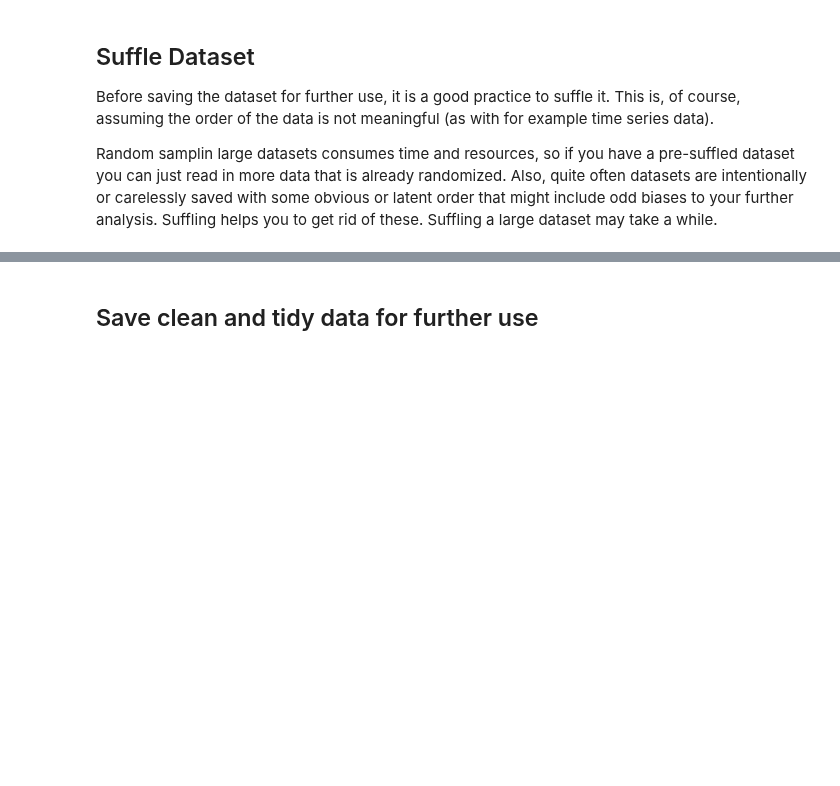
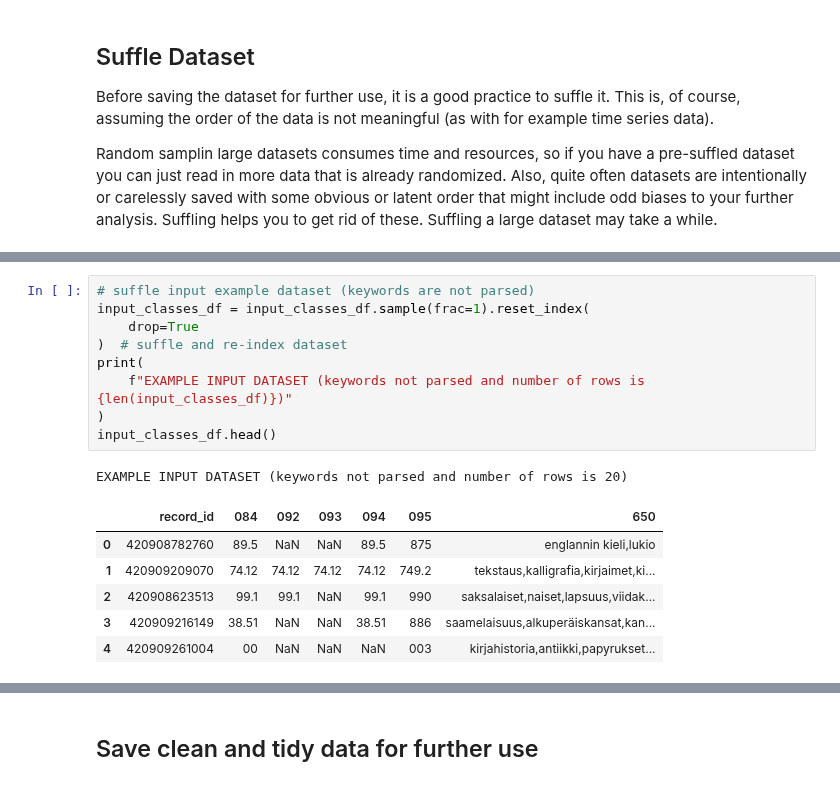
Before and after one commit to City-of-Helsinki/ml_hki_library_classifier, a Jupyter notebook: 00_data.ipynb, the cells around one changed output, grey strips where cells are left out. Saved outputs shown, nothing was run; the diff lists cells and outputs as text; blank space fills up the shorter version.

```diff
--- a/00_data.ipynb
+++ b/00_data.ipynb
@@ -865 +933,18 @@ one_ykl_class_df.head()
 [interactive output not drawn]
+# %%
+# suffle input example dataset (keywords are not parsed)
+input_classes_df = input_classes_df.sample(frac=1).reset_index(
+    drop=True
+)  # suffle and re-index dataset
+print(
+    f"EXAMPLE INPUT DATASET (keywords not parsed and number of rows is {len(input_classes_df)})"
+)
+input_classes_df.head()
+# %% [output]
+EXAMPLE INPUT DATASET (keywords not parsed and number of rows is 20)
+|  | record_id | 084 | 092 | 093 | 094 | 095 | 650 |
+| 0 | 420908782760 | 89.5 | NaN | NaN | 89.5 | 875 | englannin kieli,lukio |
+| 1 | 420909209070 | 74.12 | 74.12 | 74.12 | 74.12 | 749.2 | tekstaus,kalligrafia,kirjaimet,ki... |
+| 2 | 420908623513 | 99.1 | 99.1 | NaN | 99.1 | 990 | saksalaiset,naiset,lapsuus,viidak... |
+| 3 | 420909216149 | 38.51 | NaN | NaN | 38.51 | 886 | saamelaisuus,alkuperäiskansat,kan... |
+| 4 | 420909261004 | 00 | NaN | NaN | NaN | 003 | kirjahistoria,antiikki,papyrukset... |
```
Also changed, not shown: parts of 10 cells of this notebook.
